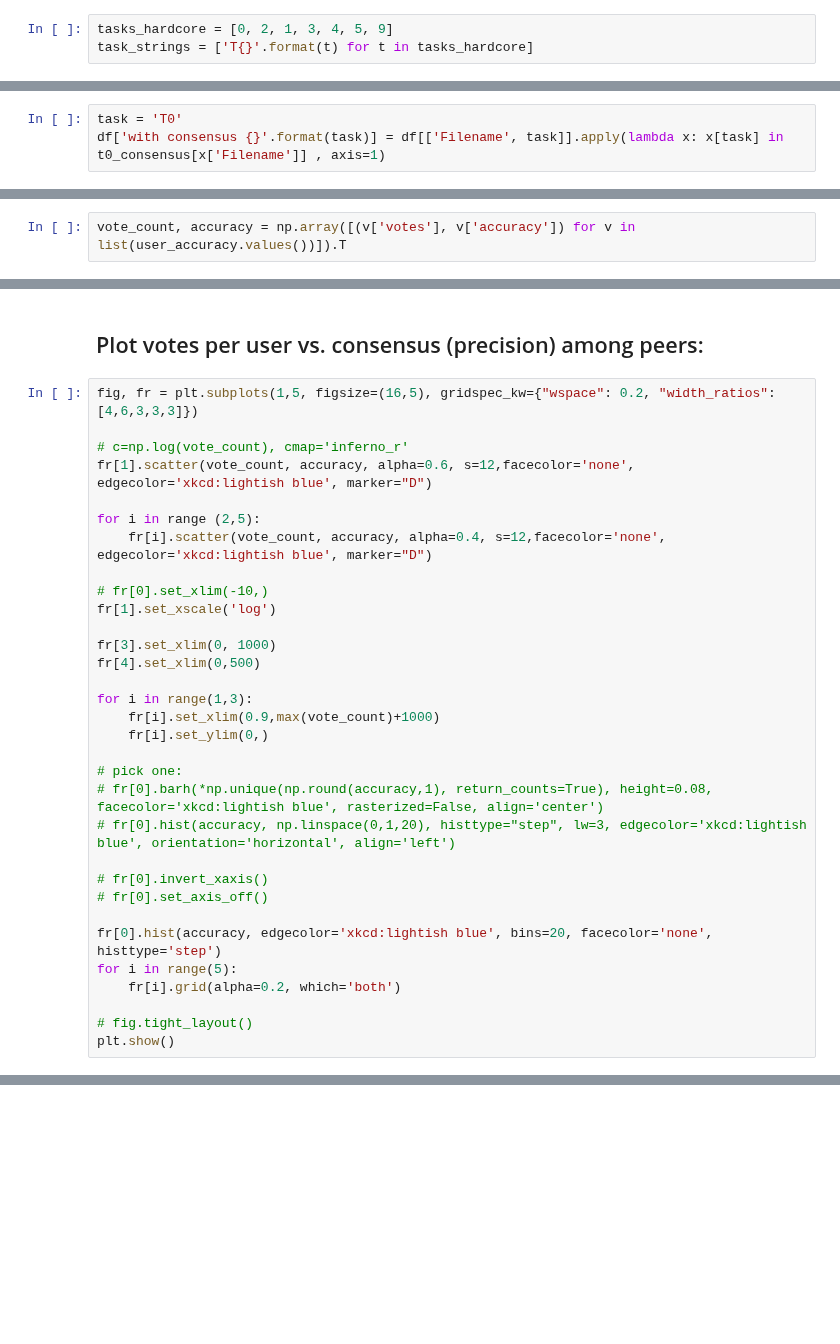
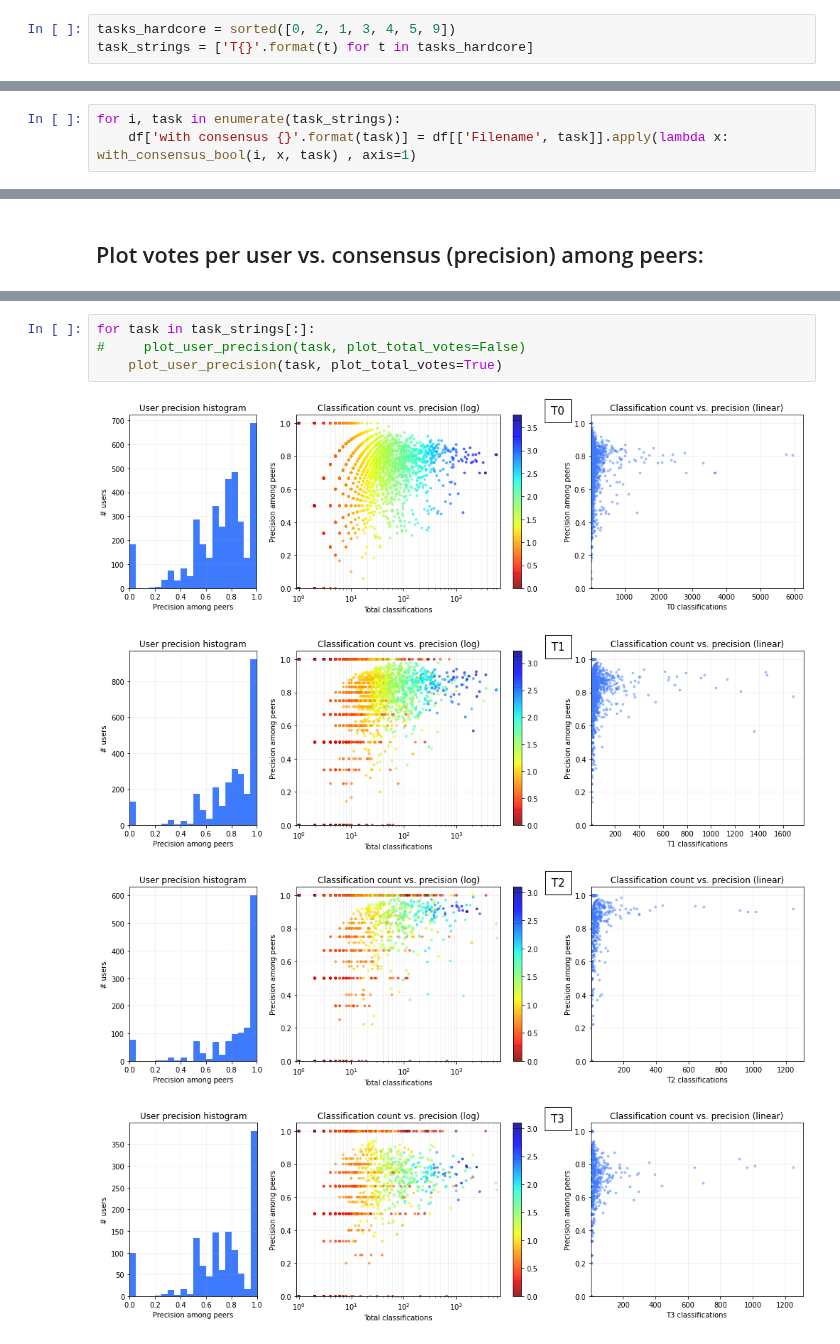
Before and after one commit to Seerden/SpaceFluff, a Jupyter notebook: analysis/stack workflows/stacked - user analysis.ipynb, the cells around one changed output, grey strips where cells are left out. Cells and saved outputs as stored; diff of their text form; blank space fills up the shorter version.

```diff
--- a/analysis/stack workflows/stacked - user analysis.ipynb
+++ b/analysis/stack workflows/stacked - user analysis.ipynb
@@ -87,7 +85,7 @@ for displayrange in [[0,300], [0,100]]:
 # %% [markdown]
 ## Find a way to compare user performance to their peers:
 # %%
-tasks_hardcore = [0, 2, 1, 3, 4, 5, 9]
+tasks_hardcore = sorted([0, 2, 1, 3, 4, 5, 9])
 task_strings = ['T{}'.format(t) for t in tasks_hardcore]
 # %%
 task_cols_list = [get_column_names(t, df_votes) for t in task_strings]
@@ -112,6 +146,6 @@ t0_consensus = {n: c for n, c in zip(names, consensus)}
 # %%
-task = 'T0'
-df['with consensus {}'.format(task)] = df[['Filename', task]].apply(lambda x: x[task] in t0_consensus[x['Filename']] , axis=1)
+for i, task in enumerate(task_strings):
+    df['with consensus {}'.format(task)] = df[['Filename', task]].apply(lambda x: with_consensus_bool(i, x, task) , axis=1)
 # %%
 groupby_user = df[['user_name', 'Filename', 'with consensus T0']].groupby('user_name')
 # %% [markdown]
@@ -127,2 +152,0 @@ for name, group in groupby_user:
-# %%
-vote_count, accuracy = np.array([(v['votes'], v['accuracy']) for v in list(user_accuracy.values())]).T
@@ -129,34 +185,2 @@ vote_count, accuracy = np.array([(v['votes'], v['accuracy']) for v in list(user_
 # %% [markdown]
 ## Plot votes per user vs. consensus (precision) among peers:
-# %%
-fig, fr = plt.subplots(1,5, figsize=(16,5), gridspec_kw={"wspace": 0.2, "width_ratios": [4,6,3,3,3]})
-
-# c=np.log(vote_count), cmap='inferno_r'
-fr[1].scatter(vote_count, accuracy, alpha=0.6, s=12,facecolor='none', edgecolor='xkcd:lightish blue', marker="D")
-
-for i in range (2,5):
-    fr[i].scatter(vote_count, accuracy, alpha=0.4, s=12,facecolor='none', edgecolor='xkcd:lightish blue', marker="D")
-
-# fr[0].set_xlim(-10,)
-fr[1].set_xscale('log')
-
-fr[3].set_xlim(0, 1000)
-fr[4].set_xlim(0,500)
-
-for i in range(1,3):
-    fr[i].set_xlim(0.9,max(vote_count)+1000)
-    fr[i].set_ylim(0,)
-
-# pick one:
-# fr[0].barh(*np.unique(np.round(accuracy,1), return_counts=True), height=0.08, facecolor='xkcd:lightish blue', rasterized=False, align='center')
-# fr[0].hist(accuracy, np.linspace(0,1,20), histtype="step", lw=3, edgecolor='xkcd:lightish blue', orientation='horizontal', align='left')
-
-# fr[0].invert_xaxis()
-# fr[0].set_axis_off()
-
-fr[0].hist(accuracy, edgecolor='xkcd:lightish blue', bins=20, facecolor='none', histtype='step')
-for i in range(5):
-    fr[i].grid(alpha=0.2, which='both')
-
-# fig.tight_layout()
-plt.show()
@@ -164,0 +251,9 @@ plt.show()
+# %%
+for task in task_strings[:]:
+#     plot_user_precision(task, plot_total_votes=False)
+    plot_user_precision(task, plot_total_votes=True)
+# %% [output]
+[figure, added]
+[figure, added]
+[figure, added]
+[figure, added]
```
Also changed, not shown: parts of 16 cells of this notebook, 23 other files.
